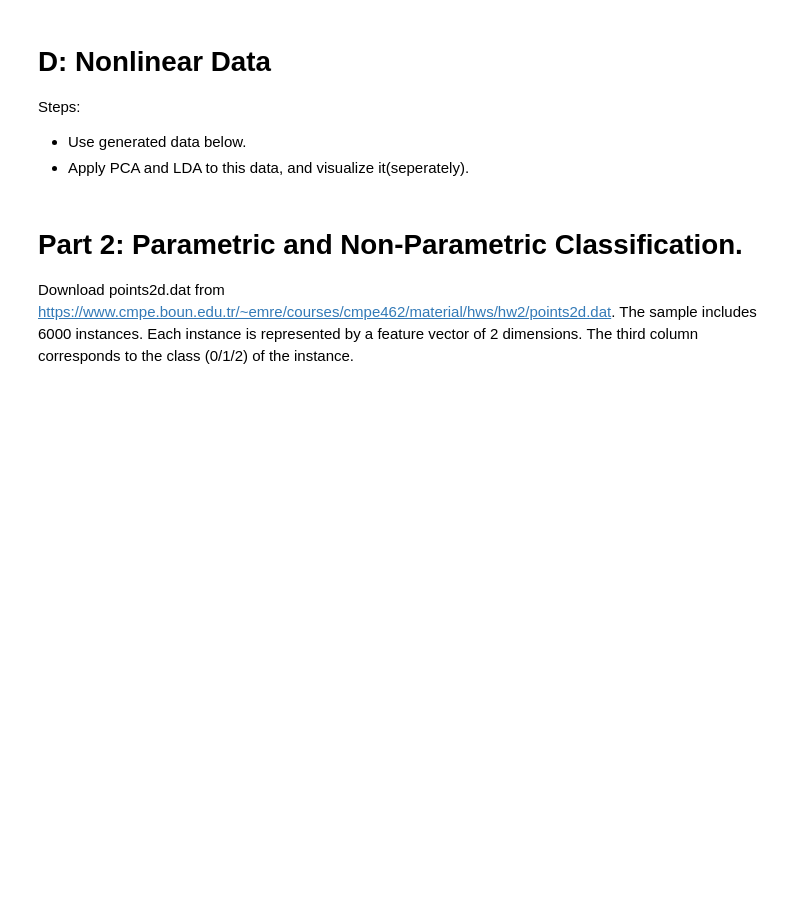
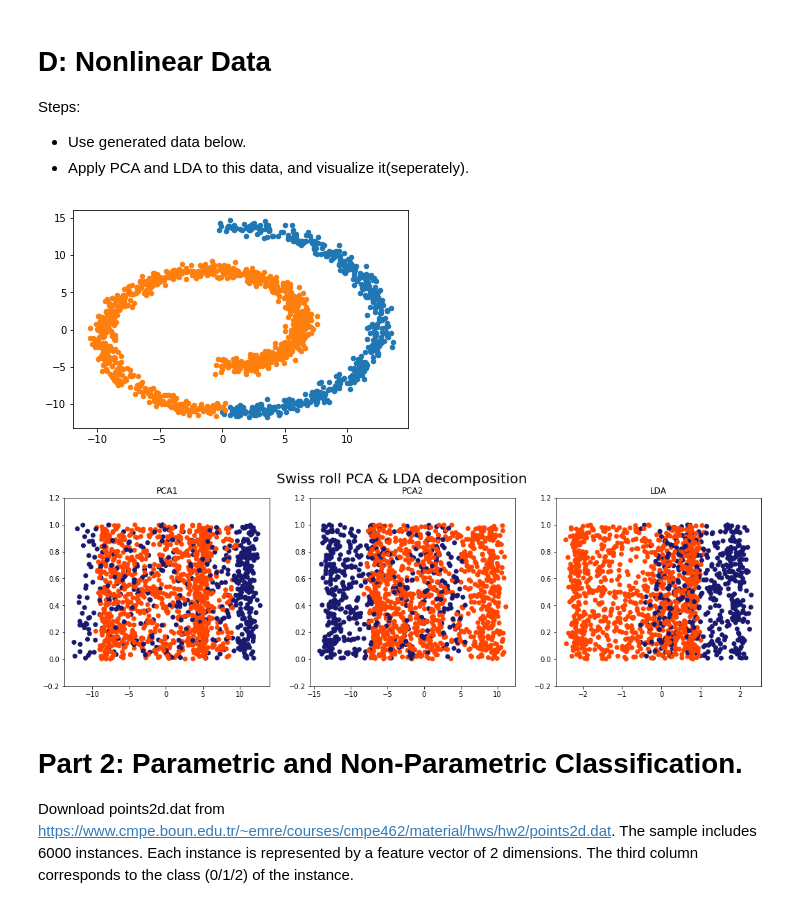
Before and after one commit to nazmicancalik/ml, a Jupyter notebook: 2/hw2.ipynb, the cells around one changed output. Drawn from its saved outputs; the diff is of its cells as text; code cells hidden in the pictures; blank space fills up the shorter version.

```diff
--- a/2/hw2.ipynb
+++ b/2/hw2.ipynb
@@ -198,25 +196,52 @@ Steps:
 # %%
 def genData():
     from sklearn.datasets import make_swiss_roll
     n_samples = 1500
     noise = 0.5
     X, t = make_swiss_roll(n_samples, noise)
     # Make it thinner
     fig = plt.figure()
     Data = np.zeros([1500,2])
     Data[:,0] = X[:,0]
     Data[:,1] = X[:,2]
     Labels = np.zeros([1500,])
     Labels[t>11]=1
 
     plt.scatter(Data[Labels==1, 0], Data[Labels==1, 1],
        s=20,)
     plt.scatter(Data[Labels==0, 0], Data[Labels==0, 1],
        s=20,)
-    plt.show()
     return Data,Labels
 Data,Labels=genData()
-np.shape(Data)
+
+COLORS = ['orangered','midnightblue']
+def visualize_data(pc1,pc2,lda,labels):
+    fig, axs = plt.subplots(1, 3, figsize=(18, 5))
+
+    lim = [-0.2,1.2]
+    y = np.random.rand(len(pc1))
+
+    fig.suptitle('Swiss roll PCA & LDA decomposition', fontsize=20)
+    axs[0].scatter(pc1, y, c=labels, cmap=matplotlib.colors.ListedColormap(COLORS))
+    axs[0].set_ylim(lim)
+    axs[0].set_title('PCA1')
+
+    axs[1].scatter(pc2, y, c=labels, cmap=matplotlib.colors.ListedColormap(COLORS))
+    axs[1].set_ylim(lim)
+    axs[1].set_title('PCA2')
+
+    axs[2].scatter(lda, y, c=labels, cmap=matplotlib.colors.ListedColormap(COLORS))
+    axs[2].set_ylim(lim)
+    axs[2].set_title('LDA')
+
+    plt.show()
+
+pc1_,pc2_ = pca(Data)
+lda_ = lda(Data,Labels)
+visualize_data(pc1_,pc2_,lda_,Labels)
+# %% [output]
+[figure, added]
+[figure, added]
 # %% [markdown]
 # Part 2: Parametric and Non-Parametric Classification.
 
```
Also changed, not shown: parts of 4 cells of this notebook, 1 other file.
